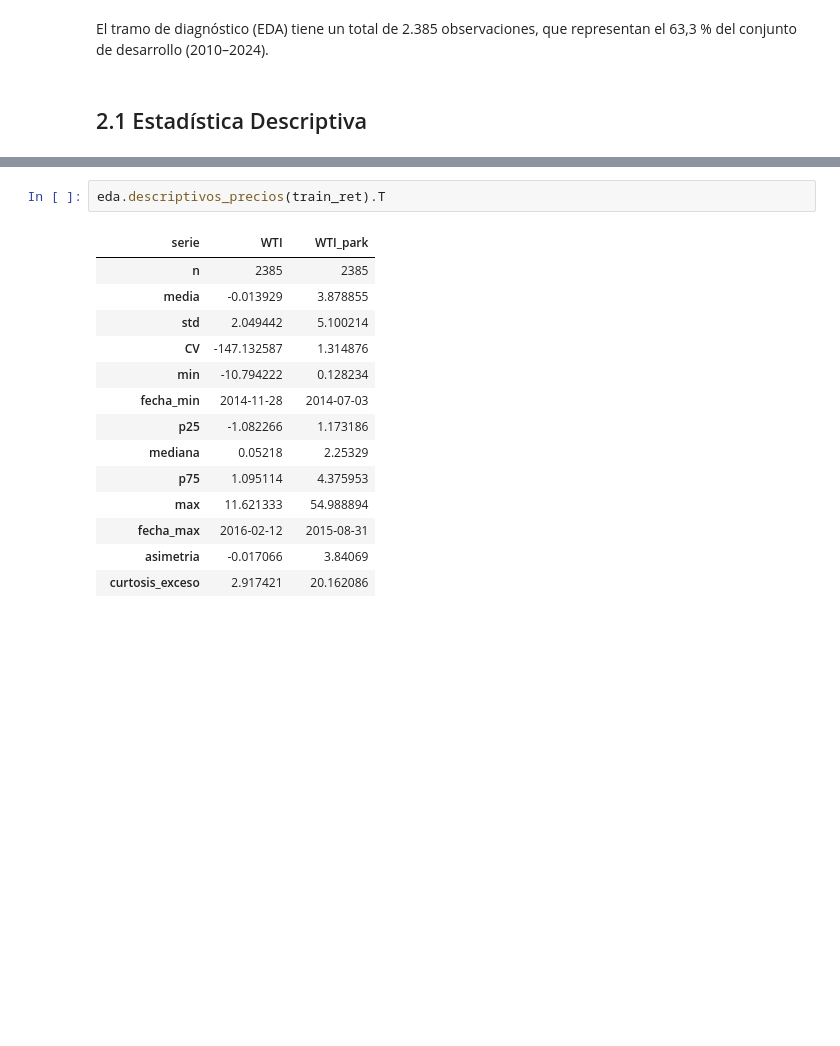
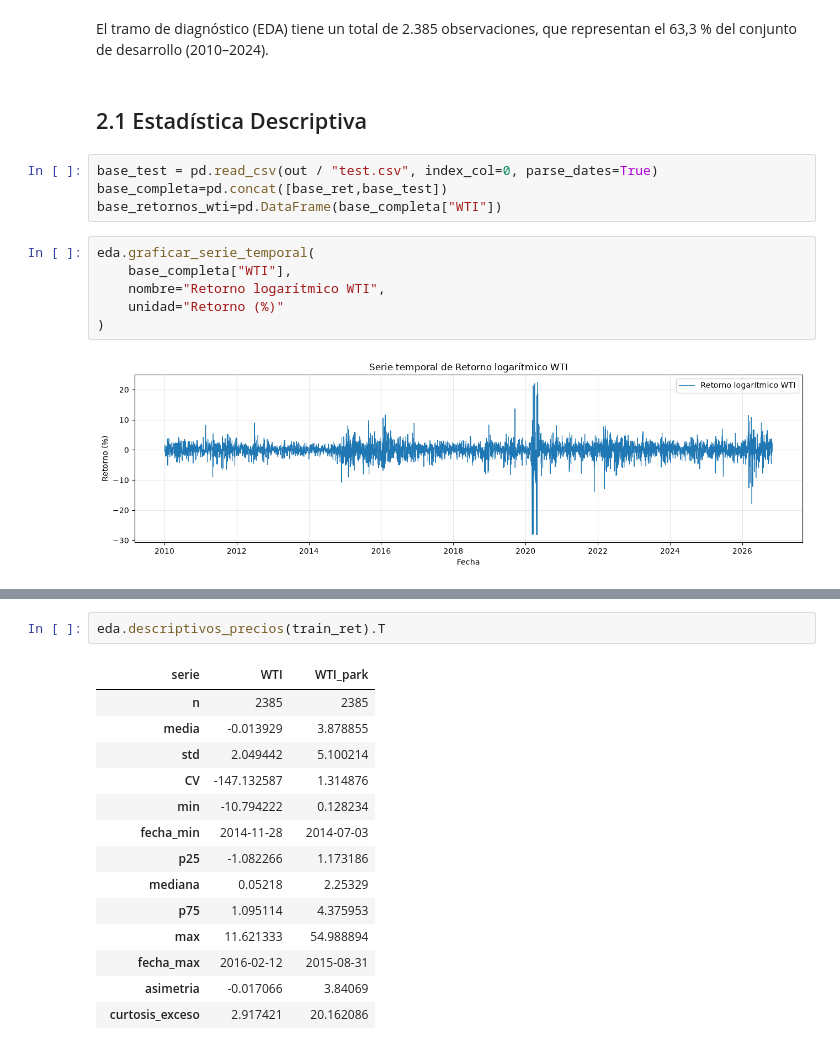
Before and after one commit to darlamai/proyecto_final_ml_wti, a Jupyter notebook: notebooks/02.eda_returns.ipynb, the cells around one changed output, grey strips where cells are left out. Saved outputs shown, nothing was run; the diff lists cells and outputs as text; blank space fills up the shorter version.

Commit message:
feat: Se incluye gráfica de los retornos y explicación de heterocedasticidad

```diff
--- a/notebooks/02.eda_returns.ipynb
+++ b/notebooks/02.eda_returns.ipynb
@@ -65,3 +65,15 @@ Tramo de diagnóstico: 2010-01-05 → 2019-06-28 (2385 obs, 63.3% del desarrollo
 El tramo de diagnóstico (EDA) tiene un total de 2.385 observaciones, que representan el 63,3 % del conjunto de desarrollo (2010–2024).
 # %% [markdown]
 ## 2.1 Estadística Descriptiva
+# %%
+base_test = pd.read_csv(out / "test.csv", index_col=0, parse_dates=True)
+base_completa=pd.concat([base_ret,base_test])
+base_retornos_wti=pd.DataFrame(base_completa["WTI"])
+# %%
+eda.graficar_serie_temporal(
+    base_completa["WTI"],
+    nombre="Retorno logarítmico WTI",
+    unidad="Retorno (%)"
+)
+# %% [output]
+[figure, added]
```
Also changed, not shown: parts of 2 cells of this notebook, 1 other file.
